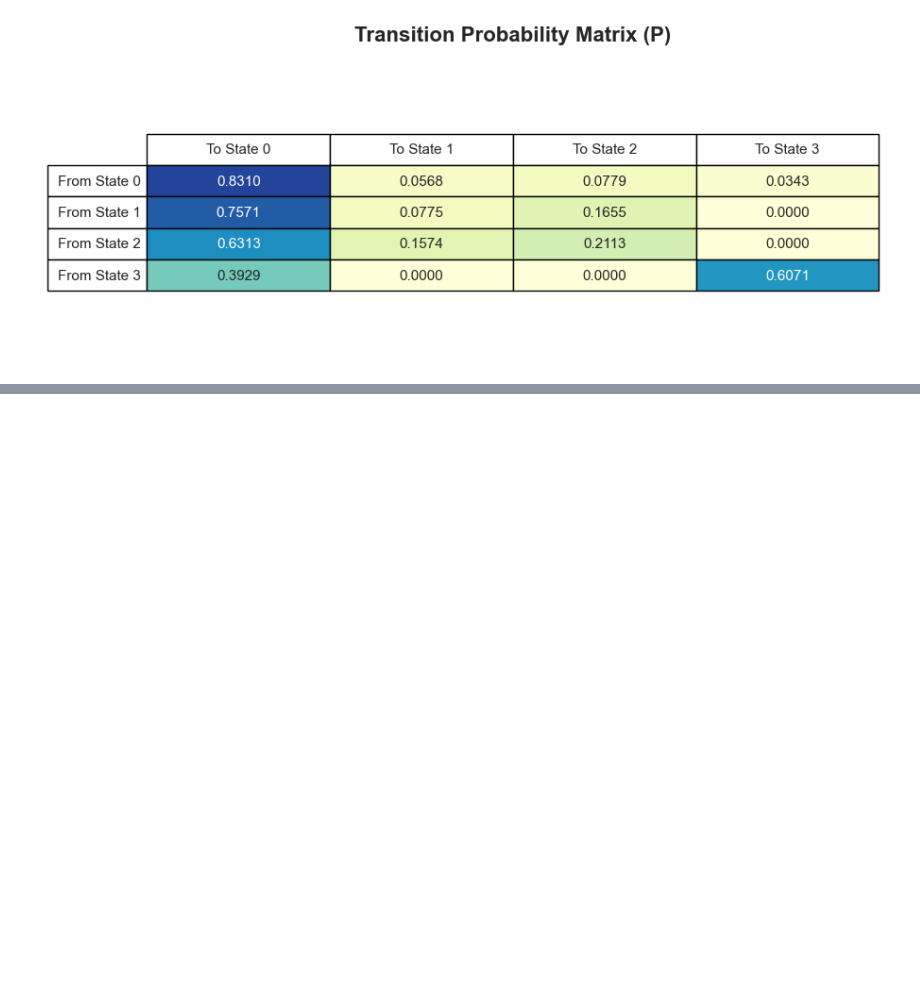
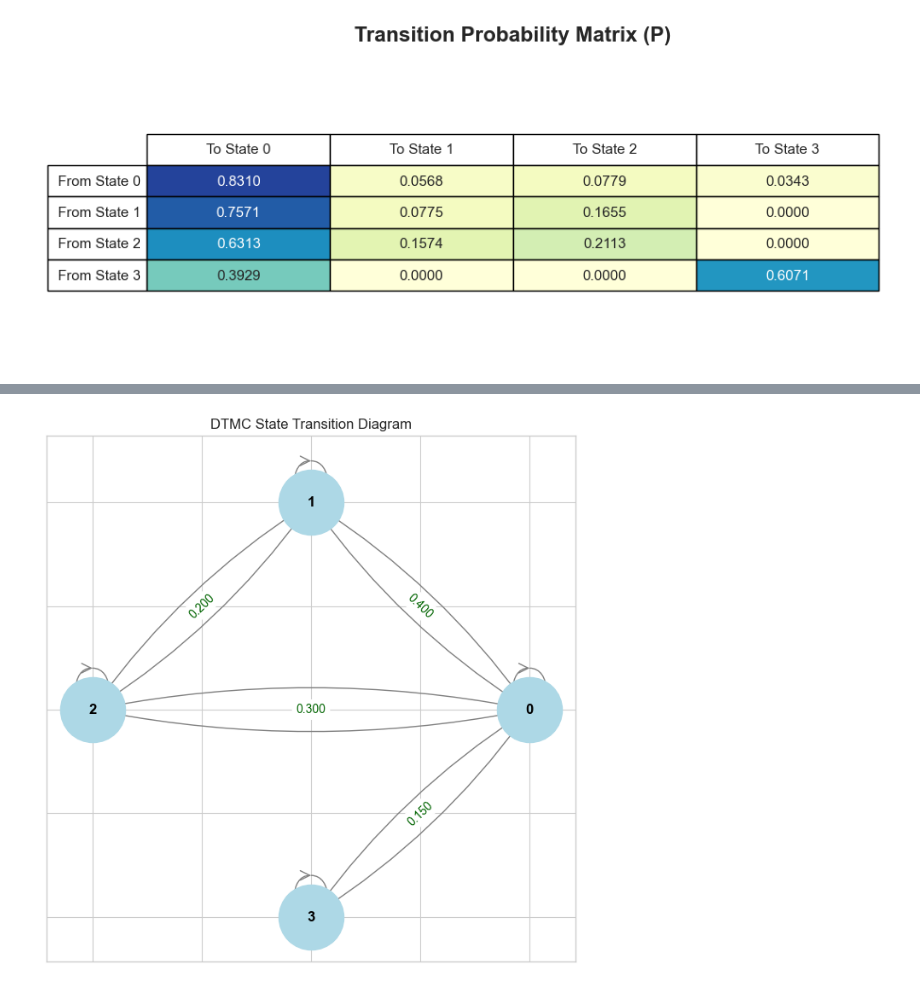
Before and after one commit to laiszig/uav-gps-spoofing-markov, a Jupyter notebook: gps-spoofing-analysis.ipynb, the cells around one changed output, grey strips where cells are left out. Drawn from its saved outputs; the diff is of its cells as text; code cells hidden in the pictures; blank space fills up the shorter version.

```diff
--- a/gps-spoofing-analysis.ipynb
+++ b/gps-spoofing-analysis.ipynb
@@ -328,0 +427,24 @@ plt.show()
+# %%
+G = nx.DiGraph()
+for start_state, row in p_matrix_low_resilience.iterrows():
+    for end_state, prob in row.items():
+        if prob > 0.001:
+            G.add_edge(start_state, end_state, weight=prob)
+
+pos = nx.circular_layout(G)
+plt.figure(figsize=(8, 8))
+nx.draw_networkx_nodes(G, pos, node_size=3000, node_color='lightblue')
+nx.draw_networkx_labels(G, pos, font_size=12, font_weight='bold')
+nx.draw_networkx_edges(G, pos, edgelist=G.edges(), edge_color='gray',
+                       arrows=True, arrowstyle='->', arrowsize=20,
+                       connectionstyle='arc3,rad=0.1')
+
+edge_labels = nx.get_edge_attributes(G, 'weight')
+formatted_edge_labels = {k: f"{v:.3f}" for k, v in edge_labels.items()}
+nx.draw_networkx_edge_labels(G, pos, edge_labels=formatted_edge_labels,
+                             font_color='darkgreen', font_size=10)
+
+plt.title("DTMC State Transition Diagram", size=12)
+plt.show()
+# %% [output]
+[figure, added]
```
Also changed, not shown: parts of 8 cells of this notebook.
